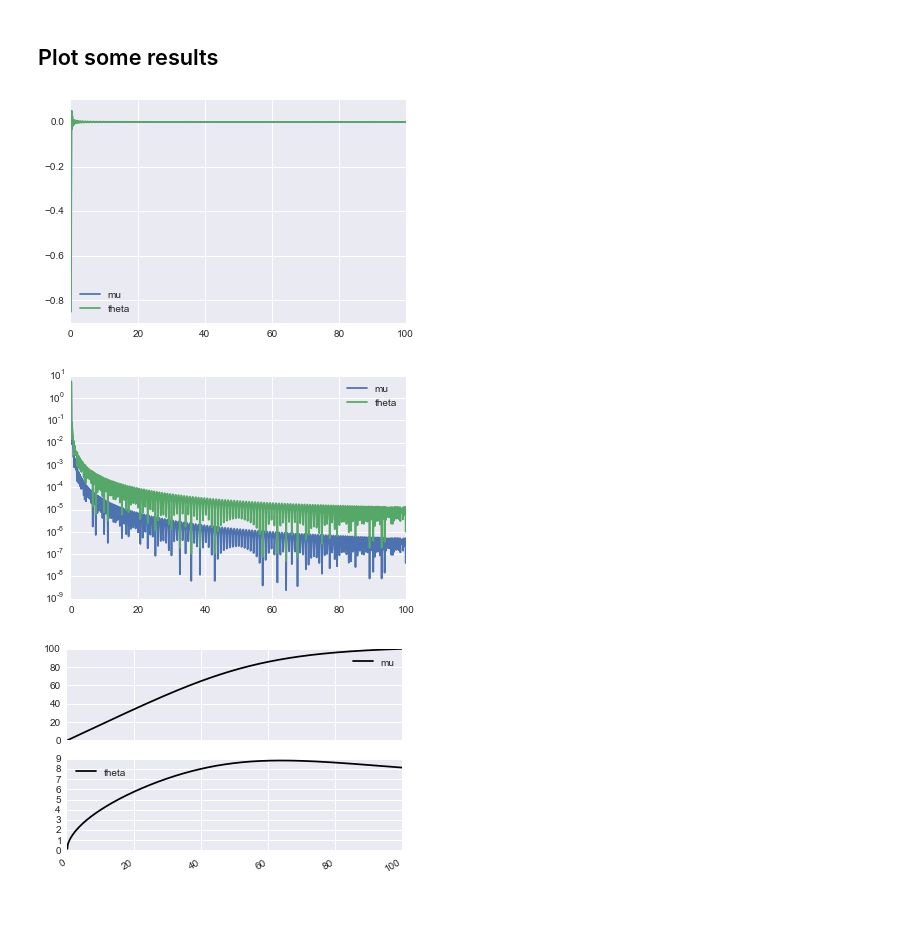
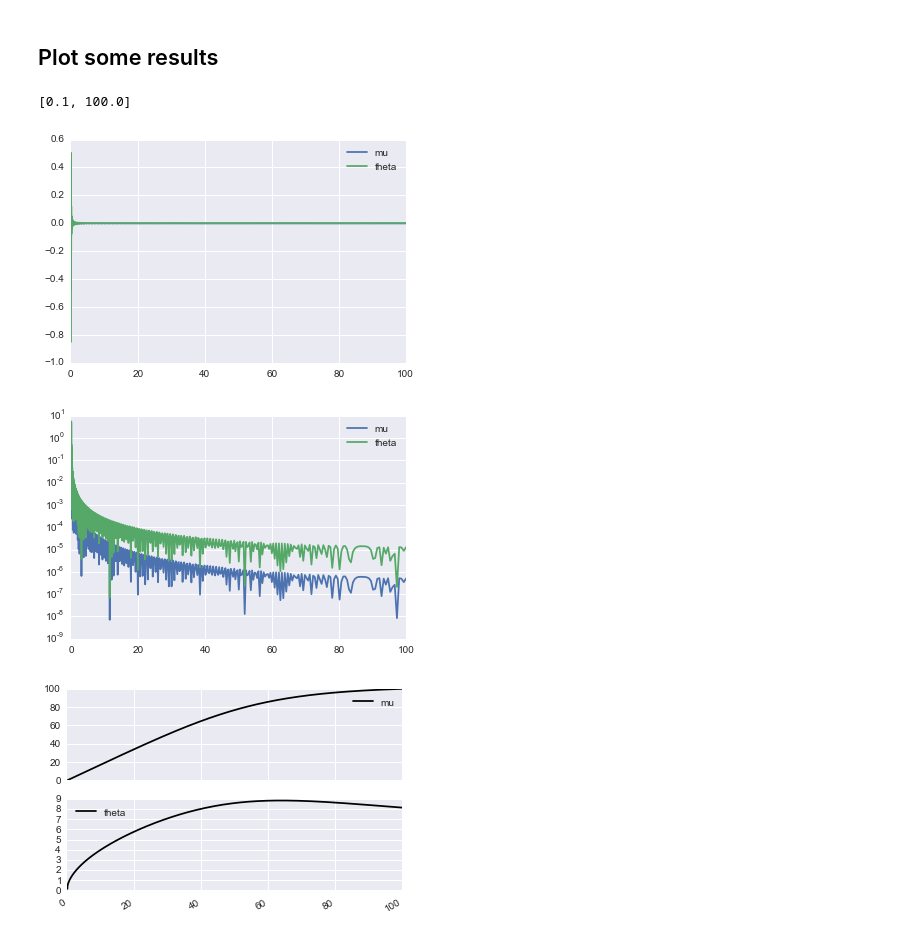
Before and after one commit to davidrpugh/assortative-matching, a Jupyter notebook: examples/positive-assortative-matching.ipynb, the cells around one changed output. Drawn from its saved outputs; the diff is of its cells as text; code cells hidden in the pictures; blank space fills up the shorter version.

```diff
--- a/examples/positive-assortative-matching.ipynb
+++ b/examples/positive-assortative-matching.ipynb
@@ -104,14 +106,18 @@ viz = pycollocation.Visualizer(solver)
+# %%
+domain
+# %% [output]
+[0.1, 100.0]
 # %%
-viz.interpolation_knots = np.linspace(domain[0], domain[1], 1000)
+viz.interpolation_knots = np.logspace(-1, 2, 1000)
 viz.residuals.plot()
 plt.show()
 # %% [output]
-[figure, old version]
+[figure, new version]
 # %%
 viz.normalized_residuals.plot(logy=True)
 plt.show()
 # %% [output]
-[figure, old version]
+[figure, new version]
 # %%
 viz.solution.plot(subplots=True)
 plt.show()
```
Also changed, not shown: parts of 9 cells of this notebook.
